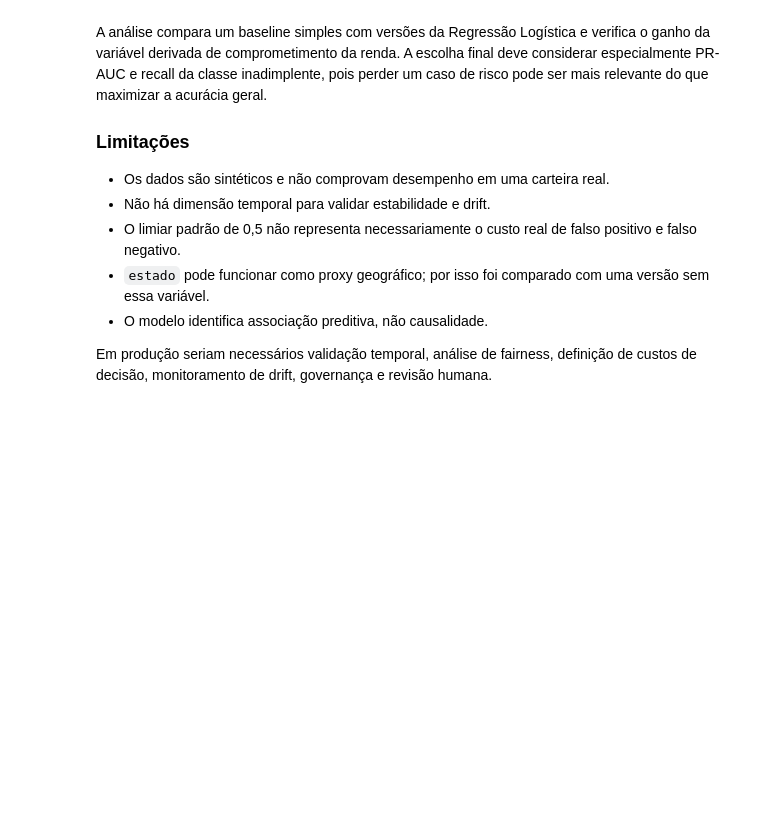
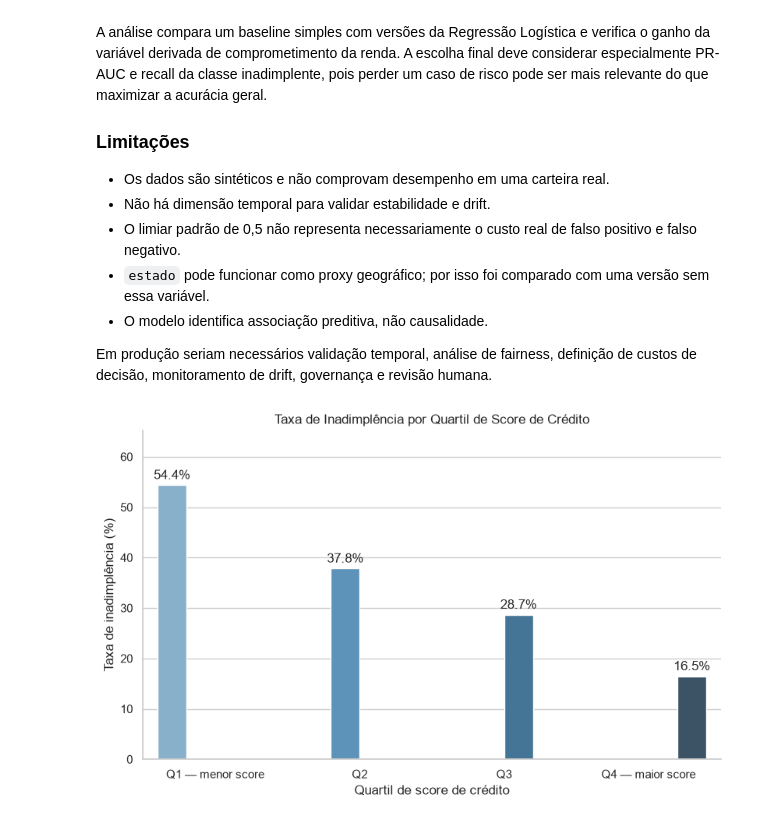
Before and after one commit to marcofpereira-ai/credit-results-modeling, a Jupyter notebook: desafios/analise-credito/analise_credito.ipynb, the cells around one changed output. Drawn from its saved outputs; the diff is of its cells as text; code cells hidden in the pictures; blank space fills up the shorter version.

Commit message:
feat(credit): add executive analysis visuals
Document the environment setup, export presentation-ready charts, and embed them in the analysis materials.

Co-Authored-By: Claude <noreply@anthropic.com>

```diff
--- a/desafios/analise-credito/analise_credito.ipynb
+++ b/desafios/analise-credito/analise_credito.ipynb
@@ -512,3 +513,98 @@ A análise compara um baseline simples com versões da Regressão Logística e v
 - O modelo identifica associação preditiva, não causalidade.
 
 Em produção seriam necessários validação temporal, análise de fairness, definição de custos de decisão, monitoramento de drift, governança e revisão humana.
+# %%
+import os
+
+IMAGENS_DIR = PROJECT_DIR / "imagens"
+os.makedirs(IMAGENS_DIR, exist_ok=True)
+
+# Gráfico 1 — taxa de inadimplência por quartil de score.
+score_quartis = df[["score_credito", "inadimplente"]].copy()
+score_quartis["quartil_score"] = pd.qcut(
+    score_quartis["score_credito"],
+    q=4,
+    labels=["Q1 — menor score", "Q2", "Q3", "Q4 — maior score"],
+)
+taxa_score = (
+    score_quartis.groupby("quartil_score", observed=True)["inadimplente"]
+    .mean()
+    .mul(100)
+    .reset_index(name="taxa_inadimplencia")
+)
+
+fig, ax = plt.subplots(figsize=(8, 5), constrained_layout=True)
+sns.barplot(
+    data=taxa_score,
+    x="quartil_score",
+    y="taxa_inadimplencia",
+    hue="quartil_score",
+    palette="Blues_d",
+    legend=False,
+    ax=ax,
+)
+ax.set_title("Taxa de Inadimplência por Quartil de Score de Crédito")
+ax.set_xlabel("Quartil de score de crédito")
+ax.set_ylabel("Taxa de inadimplência (%)")
+ax.set_ylim(0, max(taxa_score["taxa_inadimplencia"]) * 1.2)
+for container in ax.containers:
+    ax.bar_label(container, fmt="%.1f%%", padding=3)
+ax.spines[["top", "right"]].set_visible(False)
+fig.savefig(IMAGENS_DIR / "taxa_inadimplencia_score.png", dpi=300, bbox_inches="tight")
+plt.show()
+plt.close(fig)
+
+# Gráfico 2 — matriz de confusão do M3 no conjunto de teste.
+fig, ax = plt.subplots(figsize=(6, 5), constrained_layout=True)
+ConfusionMatrixDisplay.from_predictions(
+    y_test,
+    melhor_pred,
+    display_labels=["Adimplente", "Inadimplente"],
+    cmap="Blues",
+    colorbar=False,
+    values_format="d",
+    ax=ax,
+)
+ax.set_title("Matriz de Confusão — Modelo M3")
+ax.set_xlabel("Classe prevista")
+ax.set_ylabel("Classe real")
+ax.spines[["top", "right"]].set_visible(False)
+fig.savefig(IMAGENS_DIR / "matriz_confusao_m3.png", dpi=300, bbox_inches="tight")
+plt.show()
+plt.close(fig)
+
+# Gráfico 3 — odds ratios do M3, com cores condicionais.
+odds_plot = coeficientes_df.copy()
+odds_plot["feature"] = (
+    odds_plot["atributo"]
+    .str.replace(r"^(numericas|categoricas)__", "", regex=True)
+    .str.replace("_", " ")
+)
+odds_plot["cor"] = np.where(odds_plot["odds_ratio"] > 1, "red", "green")
+odds_plot = odds_plot.sort_values("odds_ratio", ascending=True)
+paleta_odds = {"red": "#C0392B", "green": "#2E8B57"}
+
+fig, ax = plt.subplots(figsize=(10, 8), constrained_layout=True)
+sns.barplot(
+    data=odds_plot,
+    x="odds_ratio",
+    y="feature",
+    hue="cor",
+    palette=paleta_odds,
+    dodge=False,
+    legend=False,
+    ax=ax,
+)
+ax.axvline(1, color="black", linewidth=1, linestyle="--", label="Odds Ratio = 1")
+ax.set_title("Impacto das Variáveis — Odds Ratio do Modelo M3")
+ax.set_xlabel("Odds Ratio")
+ax.set_ylabel("Feature")
+ax.legend()
+ax.spines[["top", "right"]].set_visible(False)
+fig.savefig(IMAGENS_DIR / "odds_ratio_features.png", dpi=300, bbox_inches="tight")
+plt.show()
+plt.close(fig)
+
+print(f"Imagens salvas em: {IMAGENS_DIR.resolve()}")
+# %% [output]
+[figure, added]
```
Also changed, not shown: parts of 2 cells of this notebook, 5 other files.
